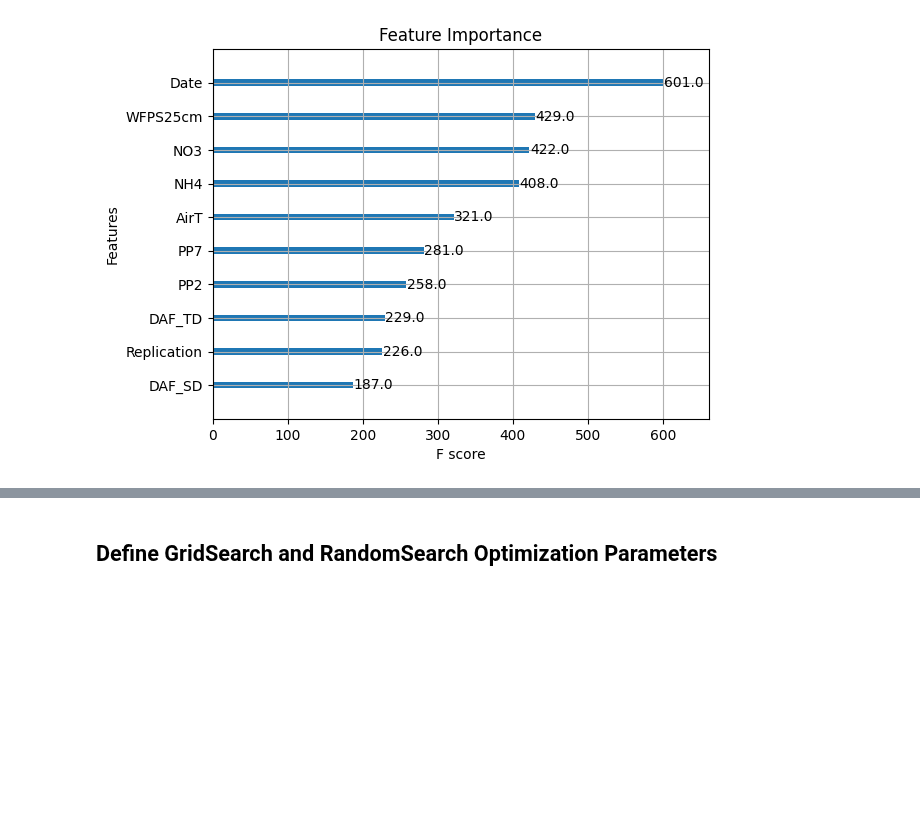
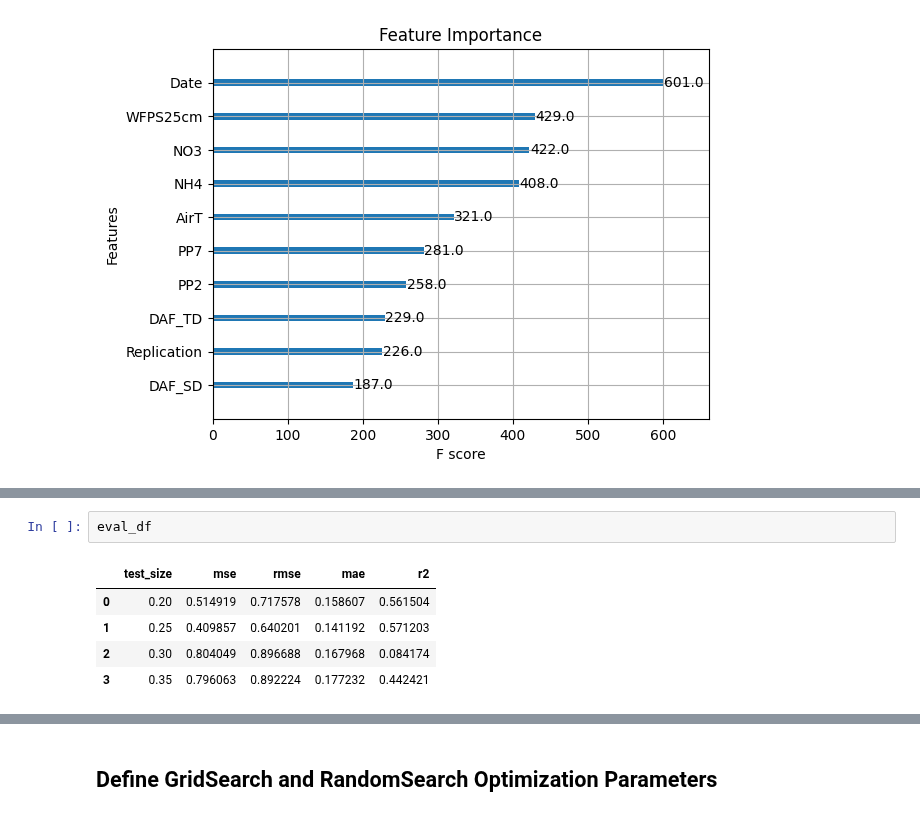
Before and after one commit to roniwahyu/outlier-detection2024, a Jupyter notebook: 09_04_2_Agricultural_N2O_IDO_Skema_Uji_Dataset_CrossVal_SWI_22052024.ipynb, the cells around one changed output, grey strips where cells are left out. Cells and saved outputs as stored; diff of their text form; blank space fills up the shorter version.

```diff
--- a/09_04_2_Agricultural_N2O_IDO_Skema_Uji_Dataset_CrossVal_SWI_22052024.ipynb
+++ b/09_04_2_Agricultural_N2O_IDO_Skema_Uji_Dataset_CrossVal_SWI_22052024.ipynb
@@ -262,0 +268,8 @@ NameError: name 'train_evaluate_tuning' is not defined
+# %%
+eval_df
+# %% [output]
+|  | test_size | mse | rmse | mae | r2 |
+| 0 | 0.20 | 0.514919 | 0.717578 | 0.158607 | 0.561504 |
+| 1 | 0.25 | 0.409857 | 0.640201 | 0.141192 | 0.571203 |
+| 2 | 0.30 | 0.804049 | 0.896688 | 0.167968 | 0.084174 |
+| 3 | 0.35 | 0.796063 | 0.892224 | 0.177232 | 0.442421 |
```
Also changed, not shown: parts of 4 cells of this notebook.
